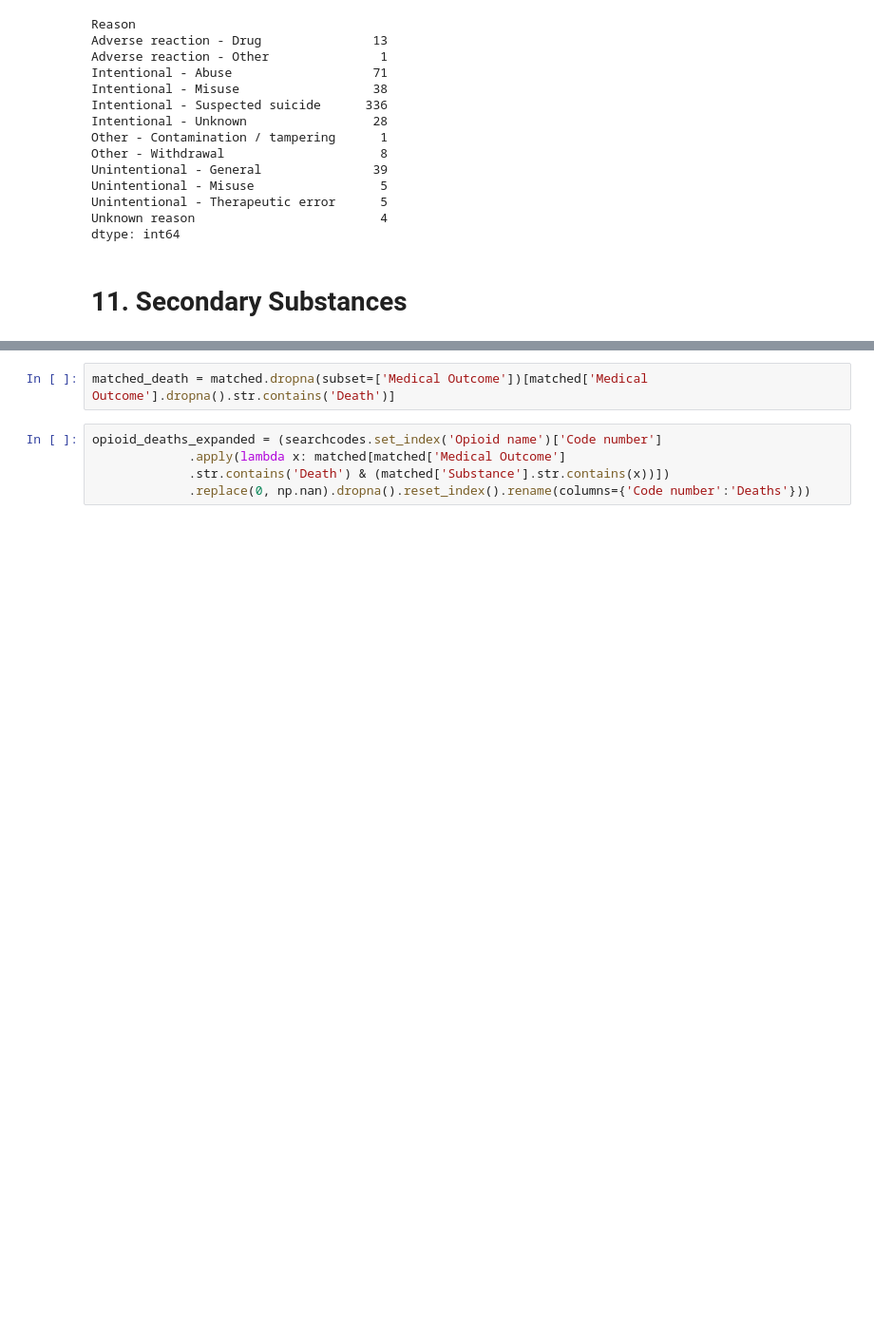
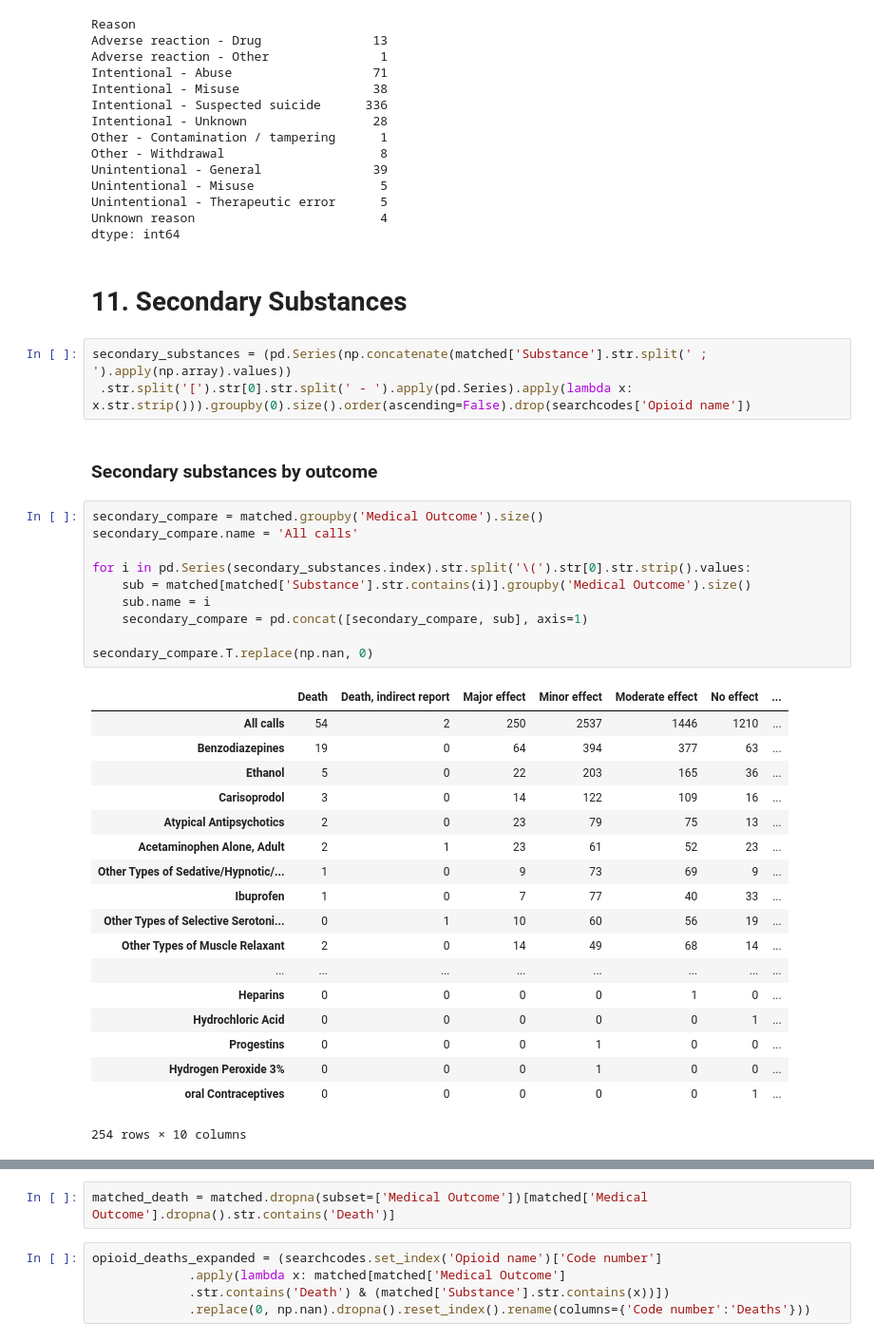
Before and after one commit to rinina/PCC-Opioid-Project, a Jupyter notebook: banner-PCC-notebook.ipynb, the cells around one changed output, grey strips where cells are left out. Shown at 95% size. Saved outputs shown, nothing was run; the diff lists cells and outputs as text; blank space fills up the shorter version.

```diff
--- a/banner-PCC-notebook.ipynb
+++ b/banner-PCC-notebook.ipynb
@@ -620,3 +620,37 @@ Unknown reason                         4
 dtype: int64
 # %% [markdown]
 # 11. Secondary Substances
+# %%
+secondary_substances = (pd.Series(np.concatenate(matched['Substance'].str.split(' ; ').apply(np.array).values))
+ .str.split('[').str[0].str.split(' - ').apply(pd.Series).apply(lambda x: x.str.strip())).groupby(0).size().order(ascending=False).drop(searchcodes['Opioid name'])
+# %% [markdown]
+### Secondary substances by outcome
+# %%
+secondary_compare = matched.groupby('Medical Outcome').size()
+secondary_compare.name = 'All calls'
+
+for i in pd.Series(secondary_substances.index).str.split('\(').str[0].str.strip().values:
+    sub = matched[matched['Substance'].str.contains(i)].groupby('Medical Outcome').size()
+    sub.name = i
+    secondary_compare = pd.concat([secondary_compare, sub], axis=1)
+
+secondary_compare.T.replace(np.nan, 0)
+# %% [output]
+|  | Death | Death, indirect report | Major effect | Minor effect | Moderate effect | No effect | ... |
+| All calls | 54 | 2 | 250 | 2537 | 1446 | 1210 | ... |
+| Benzodiazepines | 19 | 0 | 64 | 394 | 377 | 63 | ... |
+| Ethanol | 5 | 0 | 22 | 203 | 165 | 36 | ... |
+| Carisoprodol | 3 | 0 | 14 | 122 | 109 | 16 | ... |
+| Atypical Antipsychotics | 2 | 0 | 23 | 79 | 75 | 13 | ... |
+| Acetaminophen Alone, Adult | 2 | 1 | 23 | 61 | 52 | 23 | ... |
+| Other Types of Sedative/Hypnotic/... | 1 | 0 | 9 | 73 | 69 | 9 | ... |
+| Ibuprofen | 1 | 0 | 7 | 77 | 40 | 33 | ... |
+| Other Types of Selective Serotoni... | 0 | 1 | 10 | 60 | 56 | 19 | ... |
+| Other Types of Muscle Relaxant | 2 | 0 | 14 | 49 | 68 | 14 | ... |
+| ... | ... | ... | ... | ... | ... | ... | ... |
+| Heparins | 0 | 0 | 0 | 0 | 1 | 0 | ... |
+| Hydrochloric Acid | 0 | 0 | 0 | 0 | 0 | 1 | ... |
+| Progestins | 0 | 0 | 0 | 1 | 0 | 0 | ... |
+| Hydrogen Peroxide 3% | 0 | 0 | 0 | 1 | 0 | 0 | ... |
+| oral Contraceptives | 0 | 0 | 0 | 0 | 0 | 1 | ... |
+254 rows × 10 columns
```
Also changed, not shown: parts of 16 cells of this notebook.
